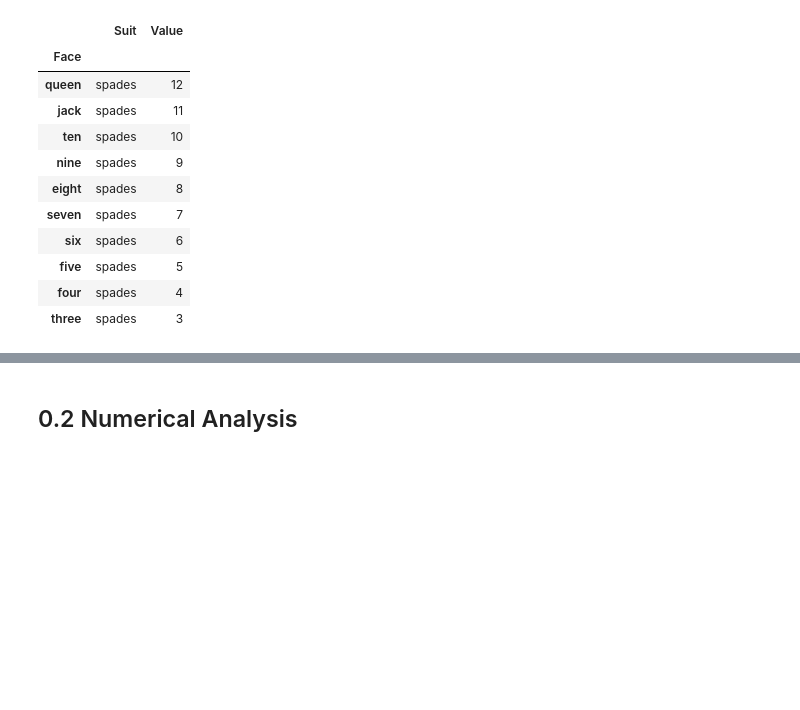
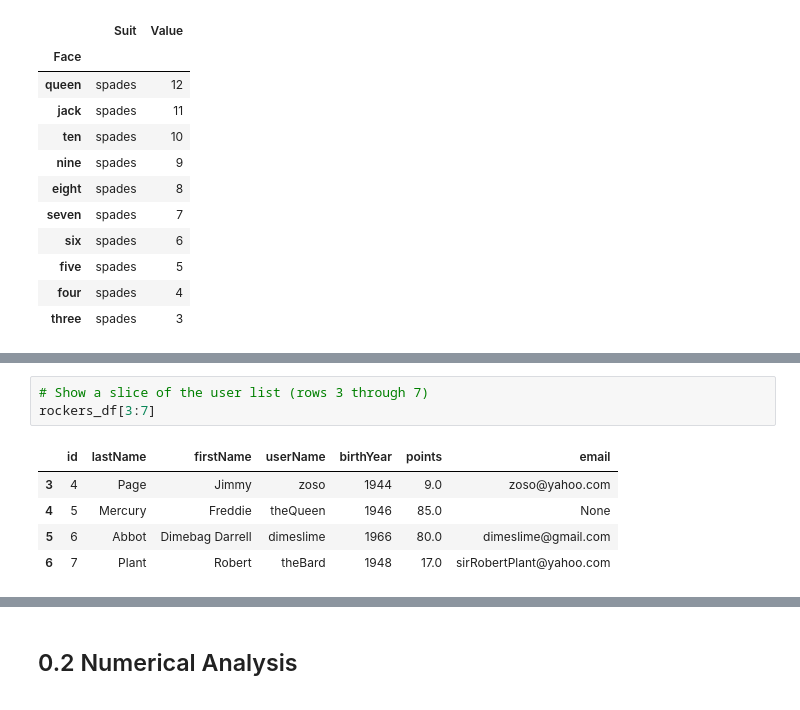
Before and after one commit to gorbulus/DS_Playbook, a Jupyter notebook: ds_playbook.ipynb, the cells around one changed output, grey strips where cells are left out. Cells and saved outputs as stored; diff of their text form; blank space fills up the shorter version.

```diff
--- a/ds_playbook.ipynb
+++ b/ds_playbook.ipynb
@@ -70,0 +123,9 @@ df.head(10)
+# %%
+# Show a slice of the user list (rows 3 through 7)
+rockers_df[3:7]
+# %% [output]
+|  | id | lastName | firstName | userName | birthYear | points | email |
+| 3 | 4 | Page | Jimmy | zoso | 1944 | 9.0 | zoso@yahoo.com |
+| 4 | 5 | Mercury | Freddie | theQueen | 1946 | 85.0 | None |
+| 5 | 6 | Abbot | Dimebag Darrell | dimeslime | 1966 | 80.0 | dimeslime@gmail.com |
+| 6 | 7 | Plant | Robert | theBard | 1948 | 17.0 | sirRobertPlant@yahoo.com |
```
Also changed, not shown: parts of 20 cells of this notebook.
